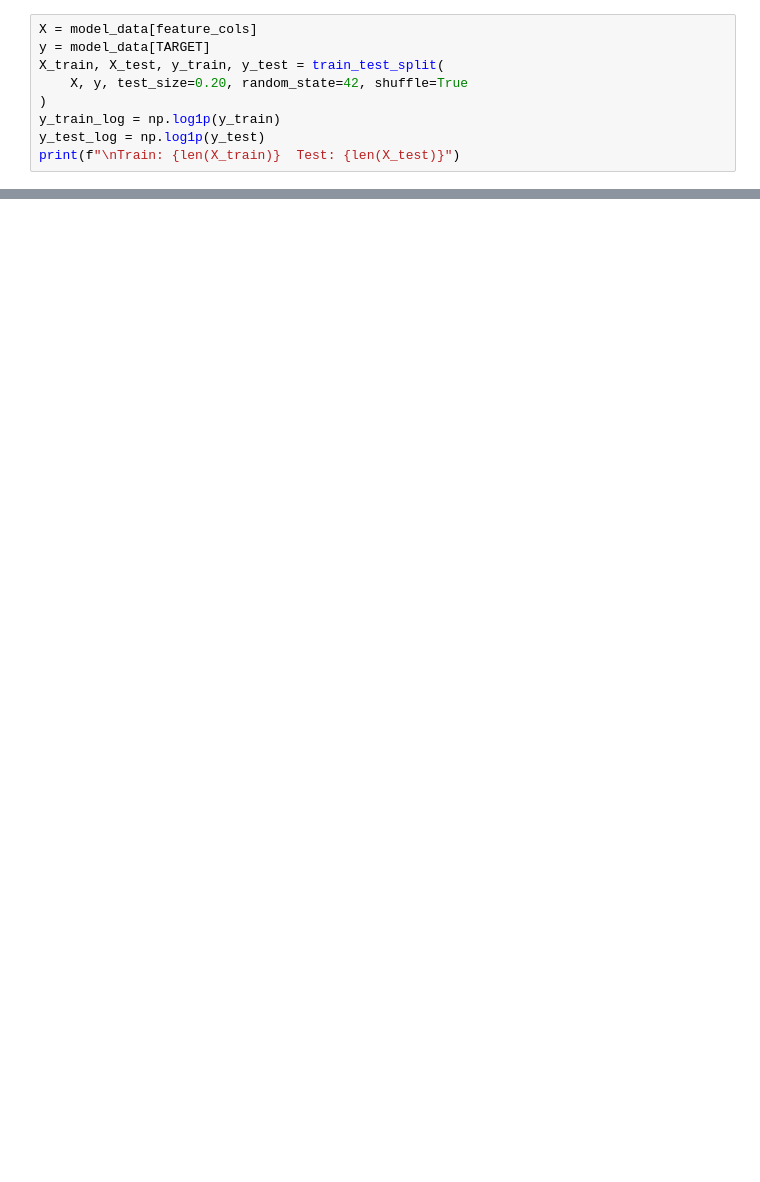
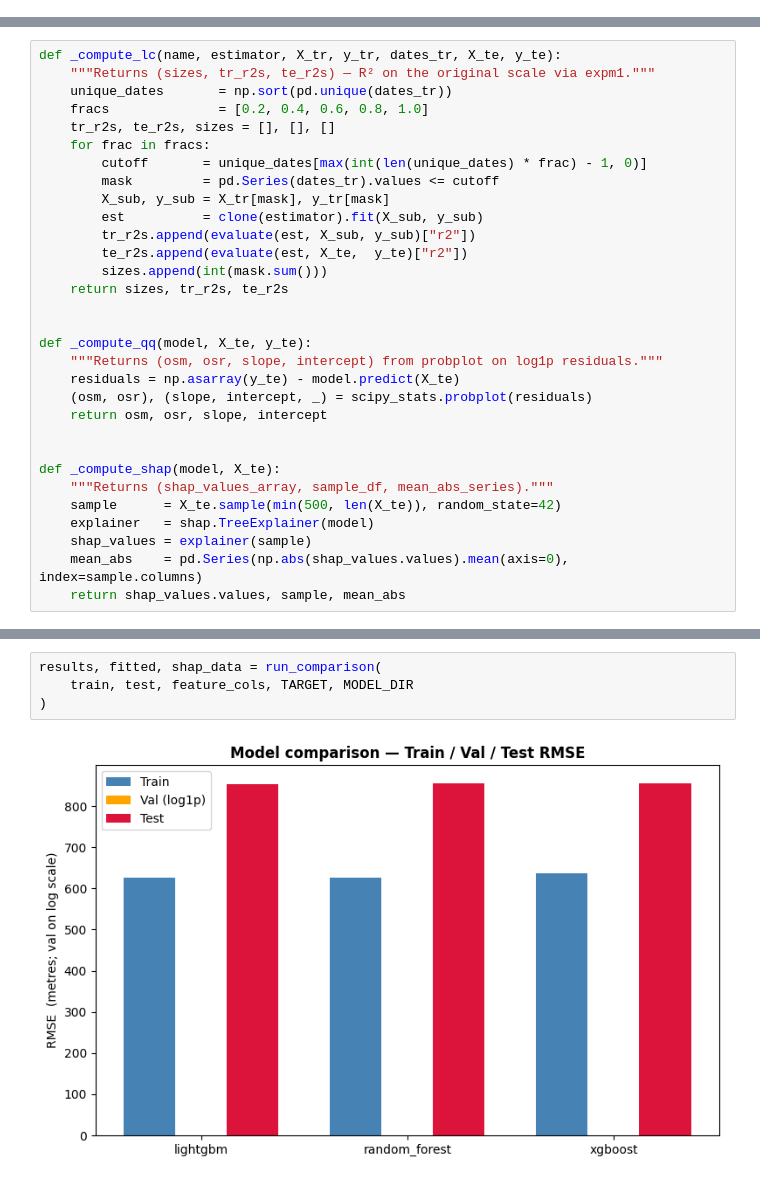
Before and after one commit to Rishiraj-S/REAL-MADRID-INTERNSHIP-GROUP-A, a Jupyter notebook: notebooks/total_distance.ipynb, the cells around one changed output, grey strips where cells are left out. Cells and saved outputs as stored; diff of their text form; blank space fills up the shorter version.

```diff
--- a/notebooks/total_distance.ipynb
+++ b/notebooks/total_distance.ipynb
@@ -111,9 +0,0 @@ Target skewness: 1.695 (original) → -0.423 (log1p)
-# %%
-X = model_data[feature_cols]
-y = model_data[TARGET]
-X_train, X_test, y_train, y_test = train_test_split(
-    X, y, test_size=0.20, random_state=42, shuffle=True
-)
-y_train_log = np.log1p(y_train)
-y_test_log = np.log1p(y_test)
-print(f"\nTrain: {len(X_train)}  Test: {len(X_test)}")
@@ -334,0 +651,31 @@ total_distance        Test        800.78     1261.73    0.4349
+# %%
+def _compute_lc(name, estimator, X_tr, y_tr, dates_tr, X_te, y_te):
+    """Returns (sizes, tr_r2s, te_r2s) — R² on the original scale via expm1."""
+    unique_dates       = np.sort(pd.unique(dates_tr))
+    fracs              = [0.2, 0.4, 0.6, 0.8, 1.0]
+    tr_r2s, te_r2s, sizes = [], [], []
+    for frac in fracs:
+        cutoff       = unique_dates[max(int(len(unique_dates) * frac) - 1, 0)]
+        mask         = pd.Series(dates_tr).values <= cutoff
+        X_sub, y_sub = X_tr[mask], y_tr[mask]
+        est          = clone(estimator).fit(X_sub, y_sub)
+        tr_r2s.append(evaluate(est, X_sub, y_sub)["r2"])
+        te_r2s.append(evaluate(est, X_te,  y_te)["r2"])
+        sizes.append(int(mask.sum()))
+    return sizes, tr_r2s, te_r2s
+
+
+def _compute_qq(model, X_te, y_te):
+    """Returns (osm, osr, slope, intercept) from probplot on log1p residuals."""
+    residuals = np.asarray(y_te) - model.predict(X_te)
+    (osm, osr), (slope, intercept, _) = scipy_stats.probplot(residuals)
+    return osm, osr, slope, intercept
+
+
+def _compute_shap(model, X_te):
+    """Returns (shap_values_array, sample_df, mean_abs_series)."""
+    sample      = X_te.sample(min(500, len(X_te)), random_state=42)
+    explainer   = shap.TreeExplainer(model)
+    shap_values = explainer(sample)
+    mean_abs    = pd.Series(np.abs(shap_values.values).mean(axis=0), index=sample.columns)
+    return shap_values.values, sample, mean_abs
@@ -334,0 +824,6 @@ total_distance        Test        800.78     1261.73    0.4349
+# %%
+results, fitted, shap_data = run_comparison(
+    train, test, feature_cols, TARGET, MODEL_DIR
+)
+# %% [output]
+[figure, added]
```
Also changed, not shown: parts of 74 cells of this notebook, 7 other files.
